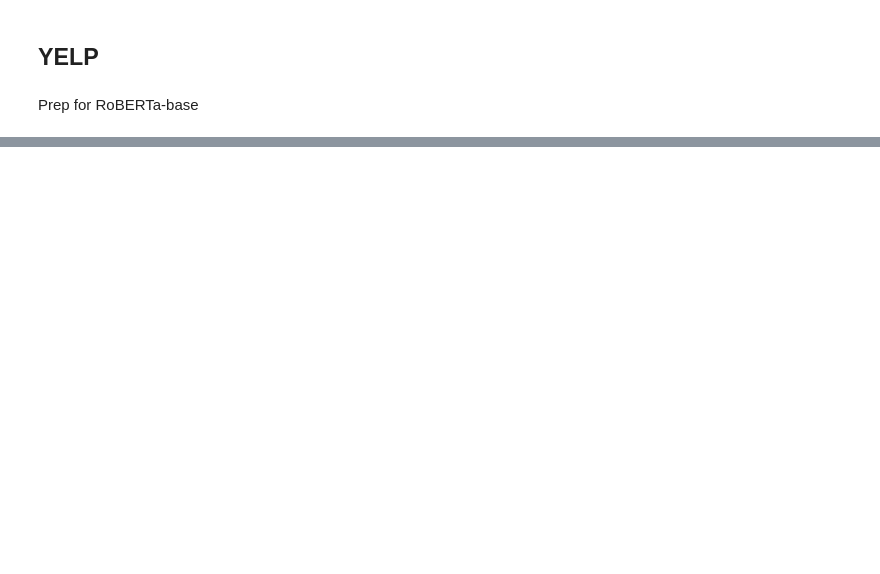
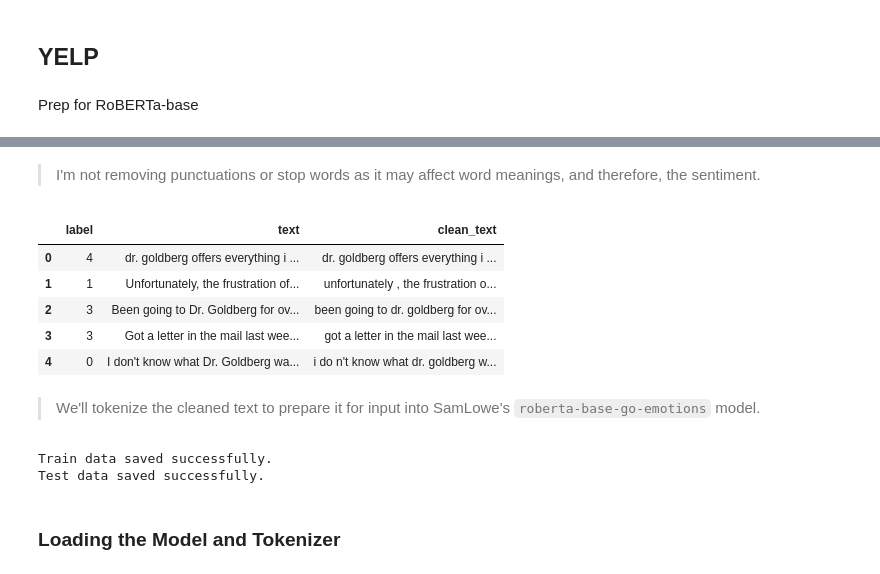
Before and after one commit to kangelamw/LLM-Project-DS, a Jupyter notebook: notebooks/1-preprocessing.ipynb, the cells around one changed output, grey strips where cells are left out. Cells and saved outputs as stored; diff of their text form; code cells hidden in the pictures; blank space fills up the shorter version.

```diff
--- a/notebooks/1-preprocessing.ipynb
+++ b/notebooks/1-preprocessing.ipynb
@@ -17,3 +45,7 @@ from nltk.stem import WordNetLemmatizer
 ## YELP
 # %% [markdown]
 Prep for RoBERTa-base
+# %%
+dataset = load_dataset('yelp_review_full')
+
+dataset # View
@@ -19,0 +80,5 @@ Prep for RoBERTa-base
+# %%
+train = pd.DataFrame(dataset['train'])
+test = pd.DataFrame(dataset['test'])
+
+display(df_train.head()), display(df_test.head())
@@ -19,0 +147,30 @@ Prep for RoBERTa-base
+# %%
+# Cleaning function
+def clean_text(review):
+    # Lowercasing
+    review = review.lower()
+
+    # Remove special characters except punctuation
+    review = re.sub(r'[^a-zA-Z0-9.,!?\'\s]', '', review)
+
+    # Tokenize
+    tokens = word_tokenize(review)
+
+    return " ".join(tokens)
+# %% [markdown]
+> I'm not removing punctuations or stop words as it may affect word meanings, and therefore, the sentiment.
+# %%
+# Apply to train & test data
+train['clean_text'] = train['text'].apply(clean_text)
+test['clean_text'] = test['text'].apply(clean_text)
+
+train.head()
+# %% [output]
+|  | label | text | clean_text |
+| 0 | 4 | dr. goldberg offers everything i ... | dr. goldberg offers everything i ... |
+| 1 | 1 | Unfortunately, the frustration of... | unfortunately , the frustration o... |
+| 2 | 3 | Been going to Dr. Goldberg for ov... | been going to dr. goldberg for ov... |
+| 3 | 3 | Got a letter in the mail last wee... | got a letter in the mail last wee... |
+| 4 | 0 | I don't know what Dr. Goldberg wa... | i do n't know what dr. goldberg w... |
+# %% [markdown]
+> We'll tokenize the cleaned text to prepare it for input into SamLowe's `roberta-base-go-emotions` model.
@@ -19,0 +182,14 @@ Prep for RoBERTa-base
+# %%
+# Save train and test... we're moving to another PC...
+train.to_csv(output_path + 'train.csv', index=False)
+test.to_csv(output_path + 'test.csv', index=False)
+
+if output_path + 'train.csv':
+    print("Train data saved successfully.")
+if output_path + 'test.csv':
+    print("Test data saved successfully.")
+# %% [output]
+Train data saved successfully.
+Test data saved successfully.
+# %% [markdown]
+### Loading the Model and Tokenizer
```
Also changed, not shown: parts of 32 cells of this notebook, 1 other file.
